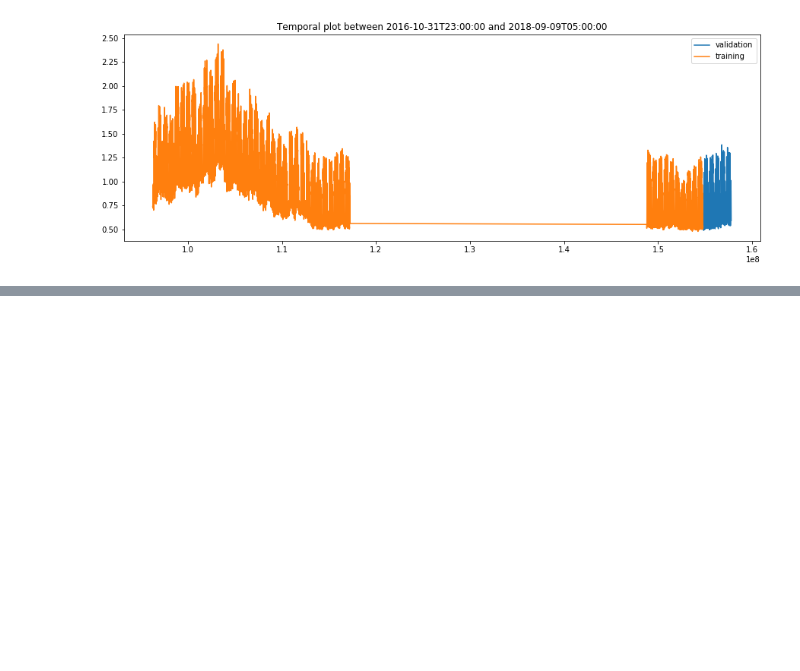
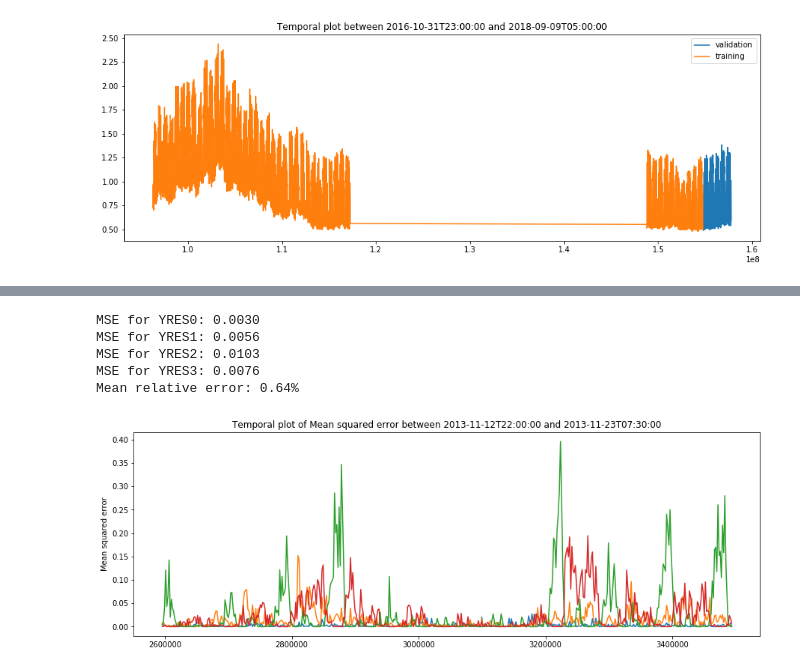
Before and after one commit to tangih/EnedisDataChallenge, a Jupyter notebook: main.ipynb, the cells around one changed output, grey strips where cells are left out. Drawn from its saved outputs; the diff is of its cells as text; code cells hidden in the pictures; blank space fills up the shorter version.

```diff
--- a/main.ipynb
+++ b/main.ipynb
@@ -218,0 +224,19 @@ plt.show()
+# %%
+mse = (y_valid_pred_res - y_valid_res) ** 2
+mean_mse = np.mean(mse, axis=0)
+for i in range(4):
+    print('MSE for YRES{}: {:.4f}'.format(i, mean_mse[i]))
+print('Mean relative error: {:.2f}%'.format(np.mean(mean_mse / np.mean(y_valid_res, axis=0)) * 100))
+
+plt.figure(figsize=(15, 5))
+for i in range(4):
+    t = x_res[id_valid_res, 1]
+    vis.plot_time(t[:500], mse[:500, i], label_x='Mean squared error')
+plt.show()
+# %% [output]
+MSE for YRES0: 0.0030
+MSE for YRES1: 0.0056
+MSE for YRES2: 0.0103
+MSE for YRES3: 0.0076
+Mean relative error: 0.64%
+[figure, added]
```
Also changed, not shown: parts of 8 cells of this notebook, 2 other files.
